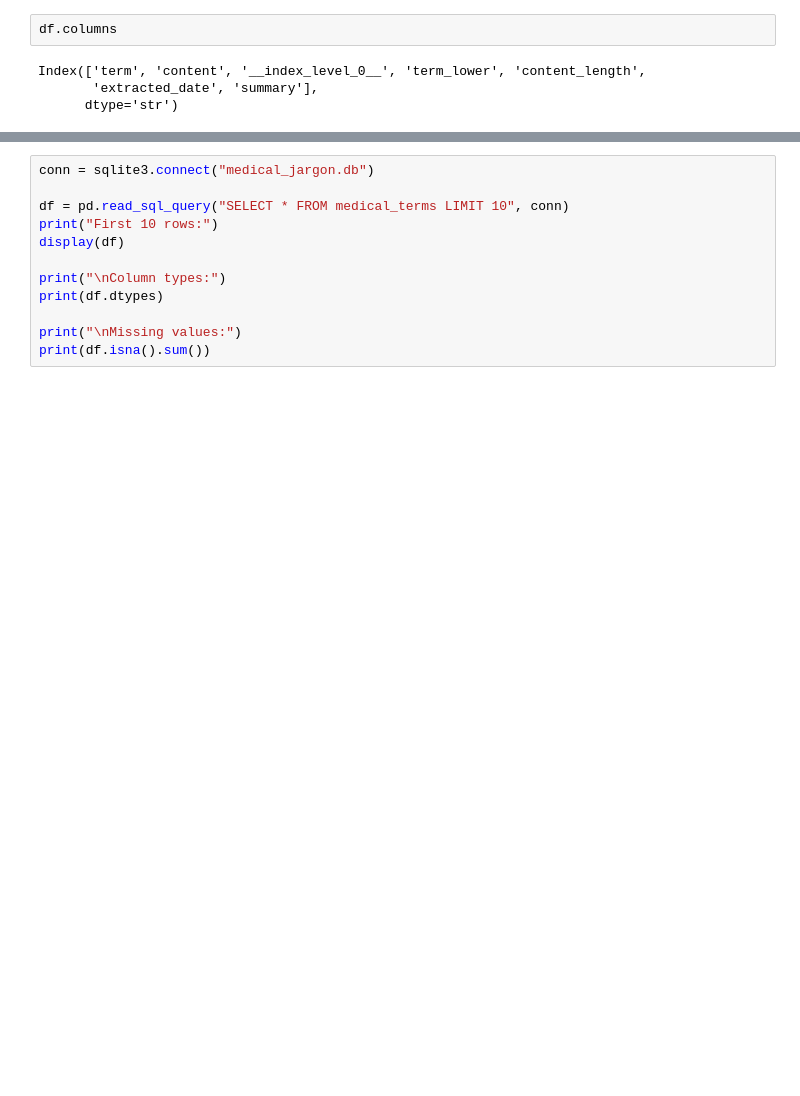
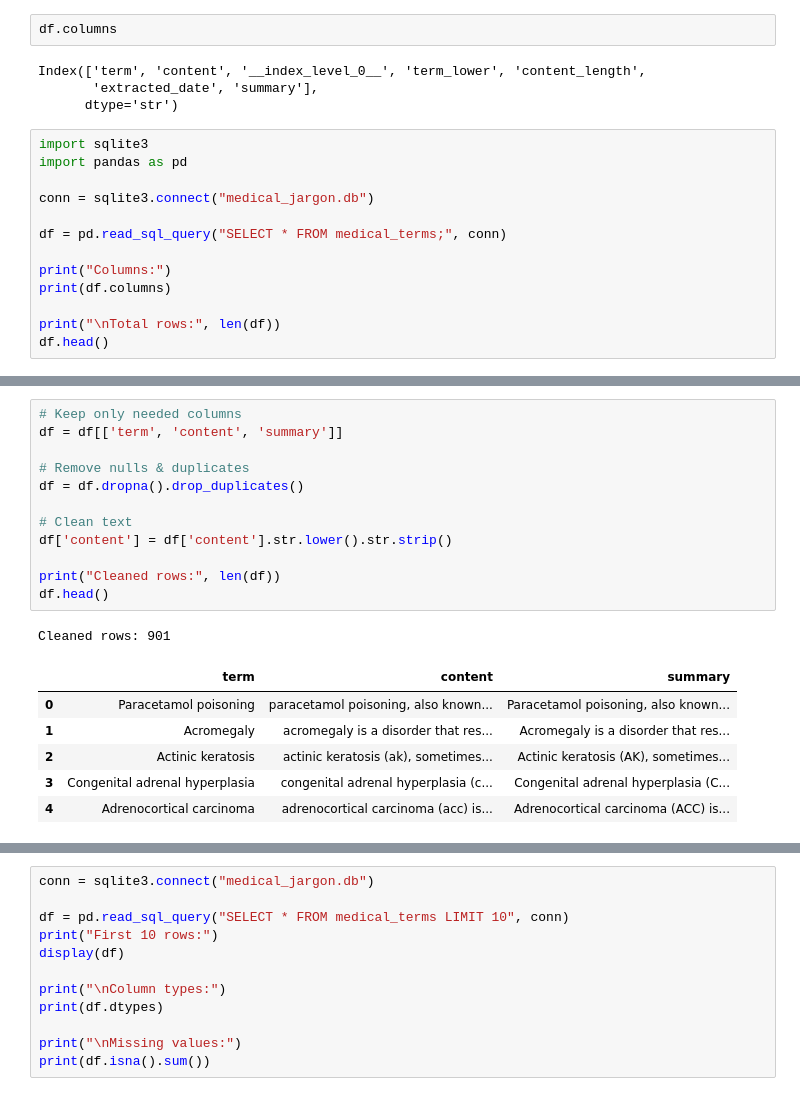
Before and after one commit to smritii248/Minor-Project-, a Jupyter notebook: jargonbackend.ipynb, the cells around one changed output, grey strips where cells are left out. Cells and saved outputs as stored; diff of their text form; blank space fills up the shorter version.

```diff
--- a/jargonbackend.ipynb
+++ b/jargonbackend.ipynb
@@ -68,3 +82,16 @@ df.columns
 Index(['term', 'content', '__index_level_0__', 'term_lower', 'content_length',
        'extracted_date', 'summary'],
       dtype='str')
+# %%
+import sqlite3
+import pandas as pd
+
+conn = sqlite3.connect("medical_jargon.db")
+
+df = pd.read_sql_query("SELECT * FROM medical_terms;", conn)
+
+print("Columns:")
+print(df.columns)
+
+print("\nTotal rows:", len(df))
+df.head()
@@ -70,0 +111,20 @@ Index(['term', 'content', '__index_level_0__', 'term_lower', 'content_length',
+# %%
+# Keep only needed columns
+df = df[['term', 'content', 'summary']]
+
+# Remove nulls & duplicates
+df = df.dropna().drop_duplicates()
+
+# Clean text
+df['content'] = df['content'].str.lower().str.strip()
+
+print("Cleaned rows:", len(df))
+df.head()
+# %% [output]
+Cleaned rows: 901
+|  | term | content | summary |
+| 0 | Paracetamol poisoning | paracetamol poisoning, also known... | Paracetamol poisoning, also known... |
+| 1 | Acromegaly | acromegaly is a disorder that res... | Acromegaly is a disorder that res... |
+| 2 | Actinic keratosis | actinic keratosis (ak), sometimes... | Actinic keratosis (AK), sometimes... |
+| 3 | Congenital adrenal hyperplasia | congenital adrenal hyperplasia (c... | Congenital adrenal hyperplasia (C... |
+| 4 | Adrenocortical carcinoma | adrenocortical carcinoma (acc) is... | Adrenocortical carcinoma (ACC) is... |
```
Also changed, not shown: parts of 15 cells of this notebook, 4 other files.
